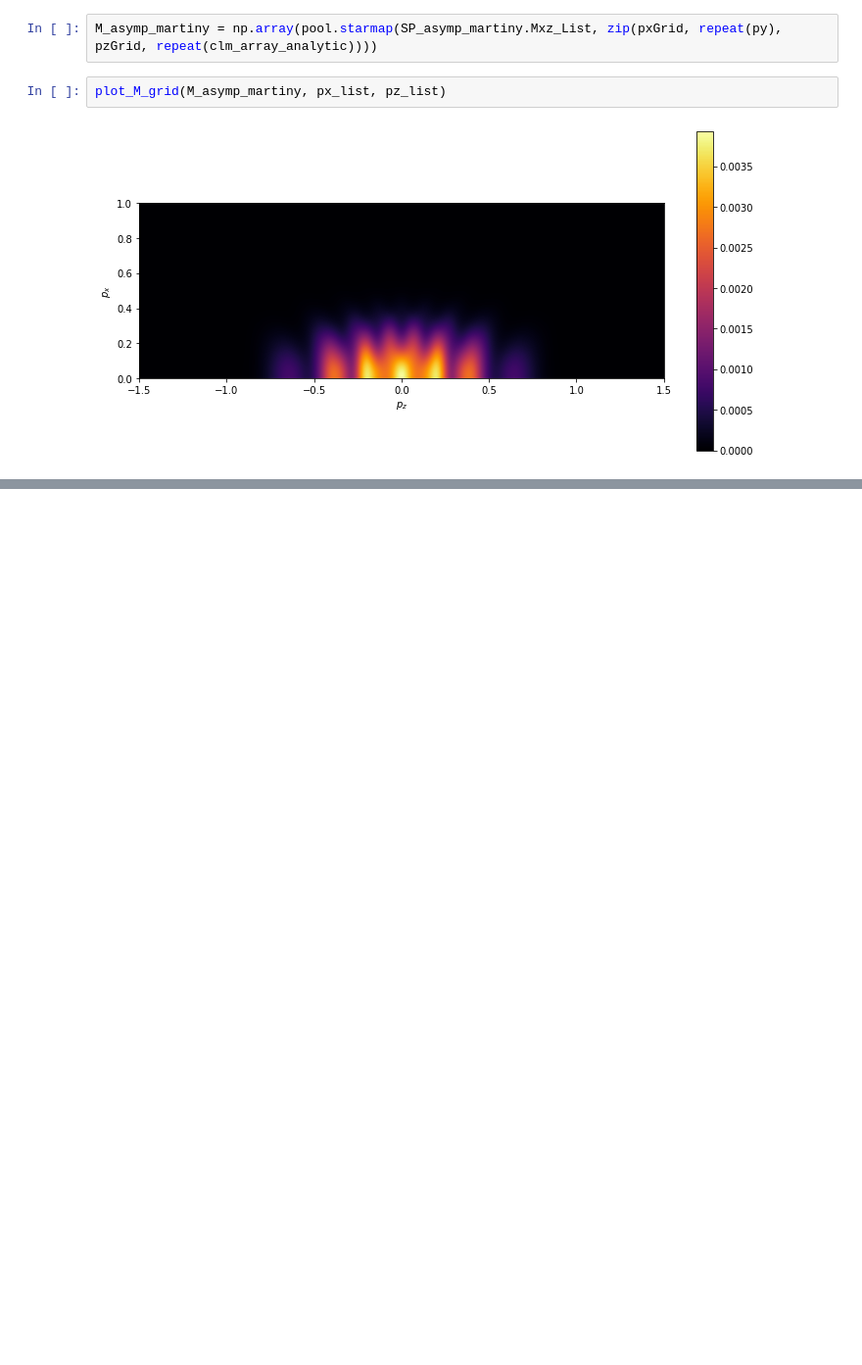
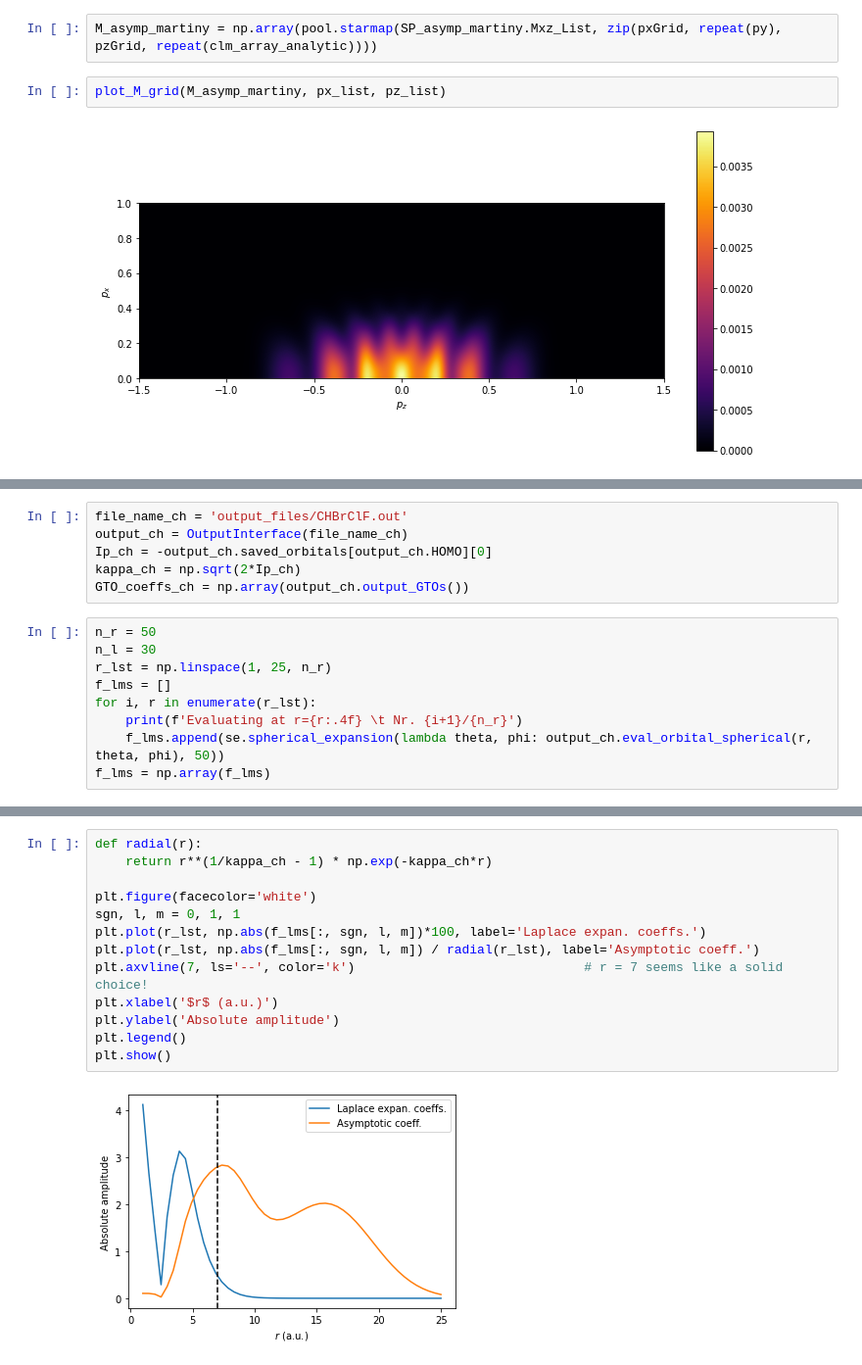
Before and after one commit to EmilHansen1/SFA_OAM_Linear, a Jupyter notebook: Hydrogen_testing.ipynb, the cells around one changed output, grey strips where cells are left out. Shown at 98% size. Drawn from its saved outputs; the diff is of its cells as text; blank space fills up the shorter version.

```diff
--- a/Hydrogen_testing.ipynb
+++ b/Hydrogen_testing.ipynb
@@ -171,0 +232,15 @@ plot_M_grid(M_asymp_martiny, px_list, pz_list)
+# %%
+file_name_ch = 'output_files/CHBrClF.out'
+output_ch = OutputInterface(file_name_ch)
+Ip_ch = -output_ch.saved_orbitals[output_ch.HOMO][0]
+kappa_ch = np.sqrt(2*Ip_ch)
+GTO_coeffs_ch = np.array(output_ch.output_GTOs())
+# %%
+n_r = 50
+n_l = 30
+r_lst = np.linspace(1, 25, n_r)
+f_lms = []
+for i, r in enumerate(r_lst):
+    print(f'Evaluating at r={r:.4f} \t Nr. {i+1}/{n_r}')
+    f_lms.append(se.spherical_expansion(lambda theta, phi: output_ch.eval_orbital_spherical(r, theta, phi), 50))
+f_lms = np.array(f_lms)
@@ -171,0 +265,15 @@ plot_M_grid(M_asymp_martiny, px_list, pz_list)
+# %%
+def radial(r):
+    return r**(1/kappa_ch - 1) * np.exp(-kappa_ch*r)
+
+plt.figure(facecolor='white')
+sgn, l, m = 0, 1, 1
+plt.plot(r_lst, np.abs(f_lms[:, sgn, l, m])*100, label='Laplace expan. coeffs.')
+plt.plot(r_lst, np.abs(f_lms[:, sgn, l, m]) / radial(r_lst), label='Asymptotic coeff.')
+plt.axvline(7, ls='--', color='k')                              # r = 7 seems like a solid choice!
+plt.xlabel('$r$ (a.u.)')
+plt.ylabel('Absolute amplitude')
+plt.legend()
+plt.show()
+# %% [output]
+[figure, added]
```
Also changed, not shown: parts of 43 cells of this notebook.
